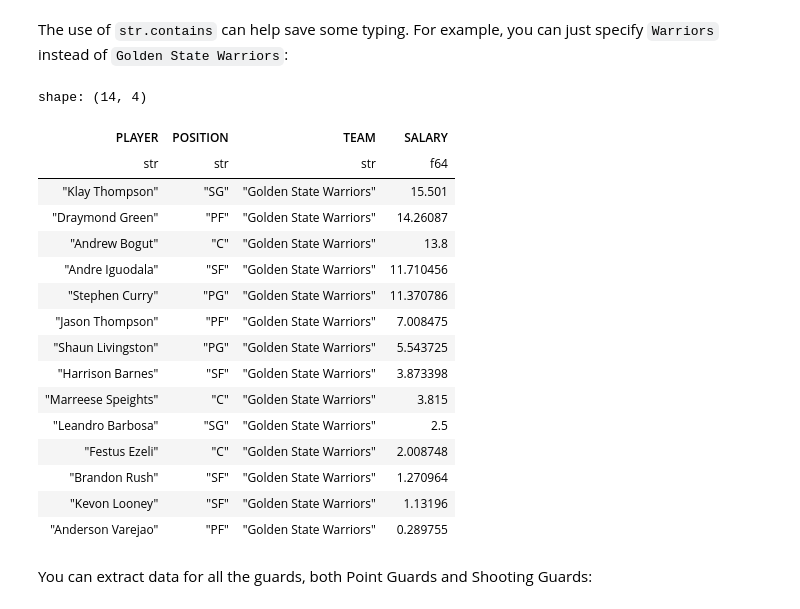
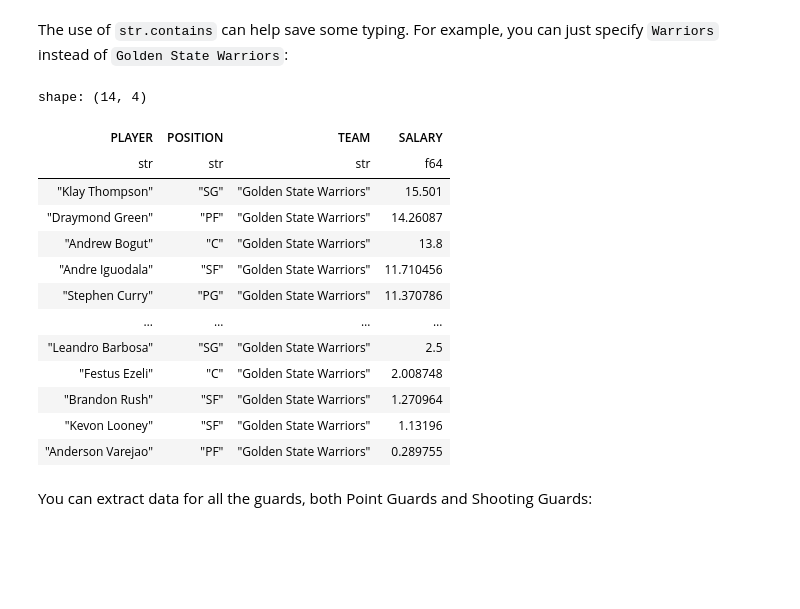
Before and after one commit to dubois-ctds/data8-textbook-polars, a Jupyter notebook: chapters/06/2/Selecting_Rows.ipynb, the cells around one changed output. Cells and saved outputs as stored; diff of their text form; code cells hidden in the pictures; blank space fills up the shorter version.

```diff
--- a/chapters/06/2/Selecting_Rows.ipynb
+++ b/chapters/06/2/Selecting_Rows.ipynb
@@ -235,21 +232,17 @@ We end the section with a series of examples.
 # %% [markdown]
 The use of `str.contains` can help save some typing. For example, you can just specify `Warriors` instead of `Golden State Warriors`:
 # %%
-with pl.Config(tbl_rows=-1):
-    display(nba.filter(pl.col("TEAM").str.contains("Warriors")))
+nba.filter(pl.col("TEAM").str.contains("Warriors"))
 # %% [output]
 shape: (14, 4)
 | PLAYER | POSITION | TEAM | SALARY |
 | str | str | str | f64 |
 | "Klay Thompson" | "SG" | "Golden State Warriors" | 15.501 |
 | "Draymond Green" | "PF" | "Golden State Warriors" | 14.26087 |
 | "Andrew Bogut" | "C" | "Golden State Warriors" | 13.8 |
 | "Andre Iguodala" | "SF" | "Golden State Warriors" | 11.710456 |
 | "Stephen Curry" | "PG" | "Golden State Warriors" | 11.370786 |
-| "Jason Thompson" | "PF" | "Golden State Warriors" | 7.008475 |
-| "Shaun Livingston" | "PG" | "Golden State Warriors" | 5.543725 |
-| "Harrison Barnes" | "SF" | "Golden State Warriors" | 3.873398 |
-| "Marreese Speights" | "C" | "Golden State Warriors" | 3.815 |
+| … | … | … | … |
 | "Leandro Barbosa" | "SG" | "Golden State Warriors" | 2.5 |
 | "Festus Ezeli" | "C" | "Golden State Warriors" | 2.008748 |
 | "Brandon Rush" | "SF" | "Golden State Warriors" | 1.270964 |
```
Also changed, not shown: parts of 6 cells of this notebook, 3 other files.
